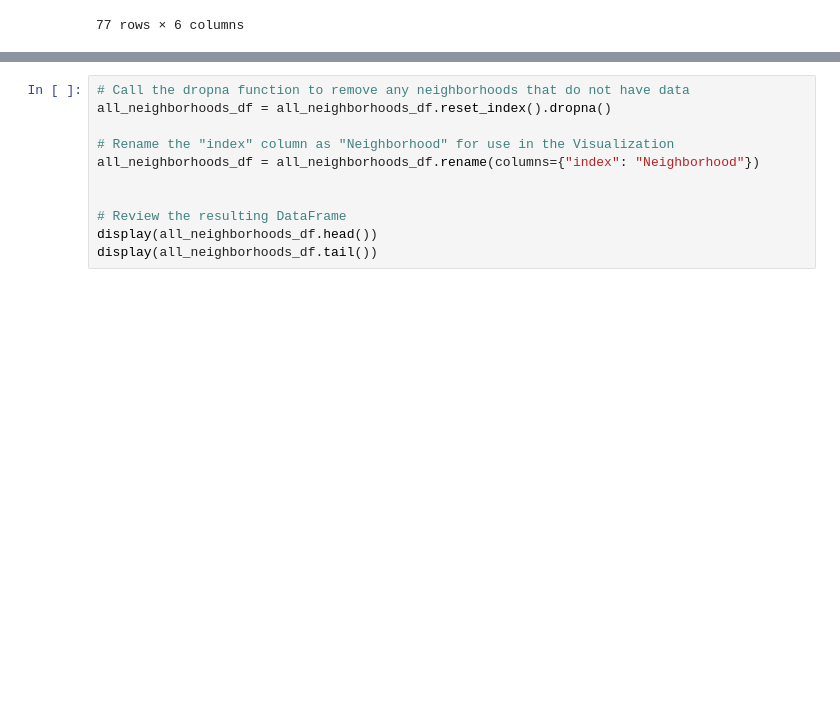
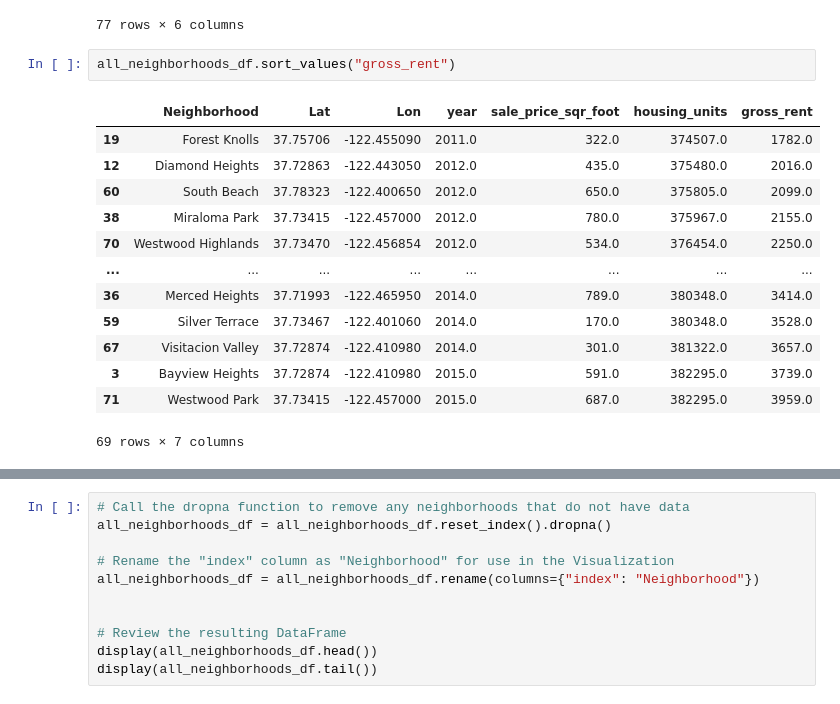
Before and after one commit to cmiskovich/Lesson_6, a Jupyter notebook: san_francisco_housing.ipynb, the cells around one changed output, grey strips where cells are left out. Cells and saved outputs as stored; diff of their text form; blank space fills up the shorter version.

```diff
--- a/san_francisco_housing.ipynb
+++ b/san_francisco_housing.ipynb
@@ -508,3 +508,19 @@ display(all_neighborhoods_df)
 | Ingleside | NaN | NaN | 2012.0 | 368.0 | 377428.0 | 2509.0 |
 | Outer Richmond | NaN | NaN | 2013.0 | 474.0 | 378401.0 | 2817.0 |
 77 rows × 6 columns
+# %%
+all_neighborhoods_df.sort_values("gross_rent")
+# %% [output]
+|  | Neighborhood | Lat | Lon | year | sale_price_sqr_foot | housing_units | gross_rent |
+| 19 | Forest Knolls | 37.75706 | -122.455090 | 2011.0 | 322.0 | 374507.0 | 1782.0 |
+| 12 | Diamond Heights | 37.72863 | -122.443050 | 2012.0 | 435.0 | 375480.0 | 2016.0 |
+| 60 | South Beach | 37.78323 | -122.400650 | 2012.0 | 650.0 | 375805.0 | 2099.0 |
+| 38 | Miraloma Park | 37.73415 | -122.457000 | 2012.0 | 780.0 | 375967.0 | 2155.0 |
+| 70 | Westwood Highlands | 37.73470 | -122.456854 | 2012.0 | 534.0 | 376454.0 | 2250.0 |
+| ... | ... | ... | ... | ... | ... | ... | ... |
+| 36 | Merced Heights | 37.71993 | -122.465950 | 2014.0 | 789.0 | 380348.0 | 3414.0 |
+| 59 | Silver Terrace | 37.73467 | -122.401060 | 2014.0 | 170.0 | 380348.0 | 3528.0 |
+| 67 | Visitacion Valley | 37.72874 | -122.410980 | 2014.0 | 301.0 | 381322.0 | 3657.0 |
+| 3 | Bayview Heights | 37.72874 | -122.410980 | 2015.0 | 591.0 | 382295.0 | 3739.0 |
+| 71 | Westwood Park | 37.73415 | -122.457000 | 2015.0 | 687.0 | 382295.0 | 3959.0 |
+69 rows × 7 columns
```
Also changed, not shown: parts of 5 cells of this notebook.
